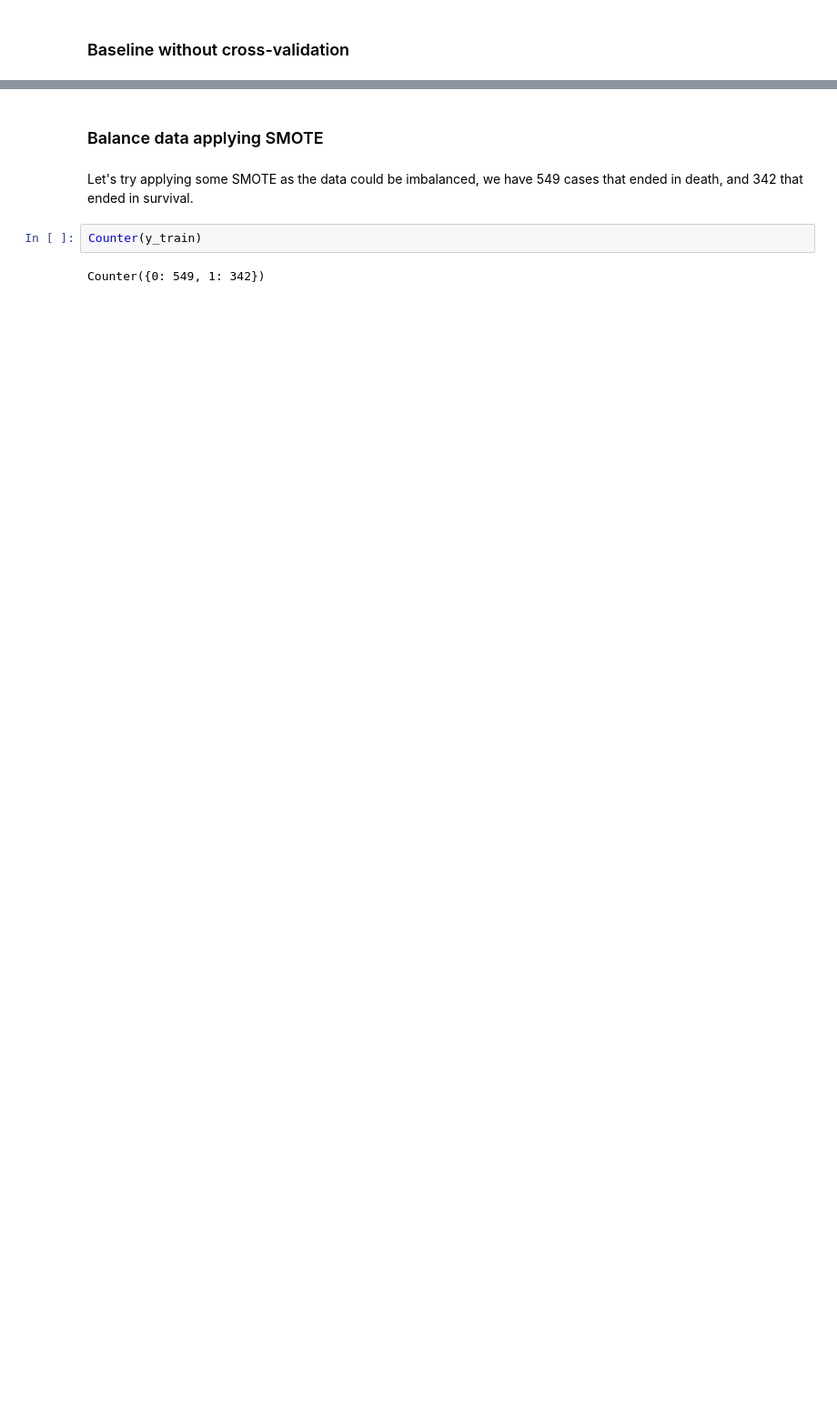
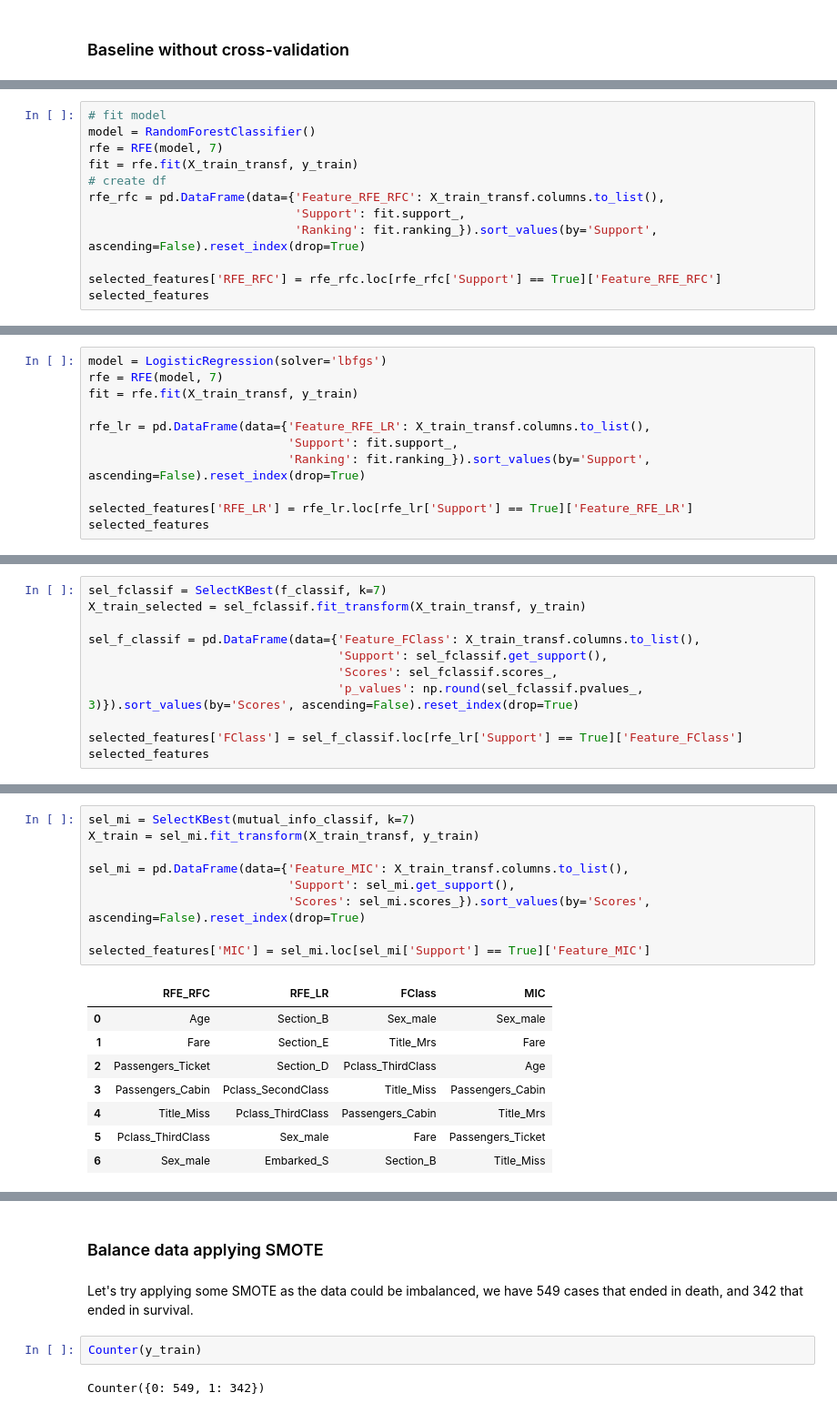
Before and after one commit to sbmoyano/data_science_projects, a Jupyter notebook: kaggle_titanic_competition/kaggle_titanic_competition_classification.ipynb, the cells around one changed output, grey strips where cells are left out. Shown at 91% size. Cells and saved outputs as stored; diff of their text form; blank space fills up the shorter version.

Commit message:
update classification models

```diff
--- a/kaggle_titanic_competition/kaggle_titanic_competition_classification.ipynb
+++ b/kaggle_titanic_competition/kaggle_titanic_competition_classification.ipynb
@@ -1952,0 +1205,12 @@ First seven most important features: ['Sex_male', 'Age', 'Fare', 'Pclass_ThirdCl
+# %%
+# fit model
+model = RandomForestClassifier()
+rfe = RFE(model, 7)
+fit = rfe.fit(X_train_transf, y_train)
+# create df
+rfe_rfc = pd.DataFrame(data={'Feature_RFE_RFC': X_train_transf.columns.to_list(),
+                             'Support': fit.support_,
+                             'Ranking': fit.ranking_}).sort_values(by='Support', ascending=False).reset_index(drop=True)
+
+selected_features['RFE_RFC'] = rfe_rfc.loc[rfe_rfc['Support'] == True]['Feature_RFE_RFC']
+selected_features
@@ -1952,0 +1228,11 @@ First seven most important features: ['Sex_male', 'Age', 'Fare', 'Pclass_ThirdCl
+# %%
+model = LogisticRegression(solver='lbfgs')
+rfe = RFE(model, 7)
+fit = rfe.fit(X_train_transf, y_train)
+
+rfe_lr = pd.DataFrame(data={'Feature_RFE_LR': X_train_transf.columns.to_list(),
+                            'Support': fit.support_,
+                            'Ranking': fit.ranking_}).sort_values(by='Support', ascending=False).reset_index(drop=True)
+
+selected_features['RFE_LR'] = rfe_lr.loc[rfe_lr['Support'] == True]['Feature_RFE_LR']
+selected_features
@@ -1952,0 +1252,11 @@ First seven most important features: ['Sex_male', 'Age', 'Fare', 'Pclass_ThirdCl
+# %%
+sel_fclassif = SelectKBest(f_classif, k=7)
+X_train_selected = sel_fclassif.fit_transform(X_train_transf, y_train)
+
+sel_f_classif = pd.DataFrame(data={'Feature_FClass': X_train_transf.columns.to_list(),
+                                   'Support': sel_fclassif.get_support(),
+                                   'Scores': sel_fclassif.scores_,
+                                   'p_values': np.round(sel_fclassif.pvalues_, 3)}).sort_values(by='Scores', ascending=False).reset_index(drop=True)
+
+selected_features['FClass'] = sel_f_classif.loc[rfe_lr['Support'] == True]['Feature_FClass']
+selected_features
@@ -1952,0 +1274,18 @@ First seven most important features: ['Sex_male', 'Age', 'Fare', 'Pclass_ThirdCl
+# %%
+sel_mi = SelectKBest(mutual_info_classif, k=7)
+X_train = sel_mi.fit_transform(X_train_transf, y_train)
+
+sel_mi = pd.DataFrame(data={'Feature_MIC': X_train_transf.columns.to_list(),
+                            'Support': sel_mi.get_support(),
+                            'Scores': sel_mi.scores_}).sort_values(by='Scores', ascending=False).reset_index(drop=True)
+
+selected_features['MIC'] = sel_mi.loc[sel_mi['Support'] == True]['Feature_MIC']
+# %% [output]
+|  | RFE_RFC | RFE_LR | FClass | MIC |
+| 0 | Age | Section_B | Sex_male | Sex_male |
+| 1 | Fare | Section_E | Title_Mrs | Fare |
+| 2 | Passengers_Ticket | Section_D | Pclass_ThirdClass | Age |
+| 3 | Passengers_Cabin | Pclass_SecondClass | Title_Miss | Passengers_Cabin |
+| 4 | Title_Miss | Pclass_ThirdClass | Passengers_Cabin | Title_Mrs |
+| 5 | Pclass_ThirdClass | Sex_male | Fare | Passengers_Ticket |
+| 6 | Sex_male | Embarked_S | Section_B | Title_Miss |
```
Also changed, not shown: parts of 114 cells of this notebook.
